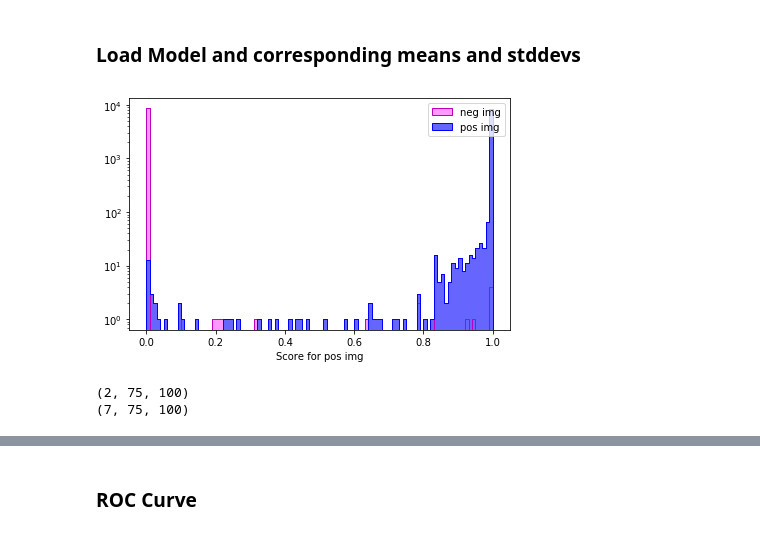
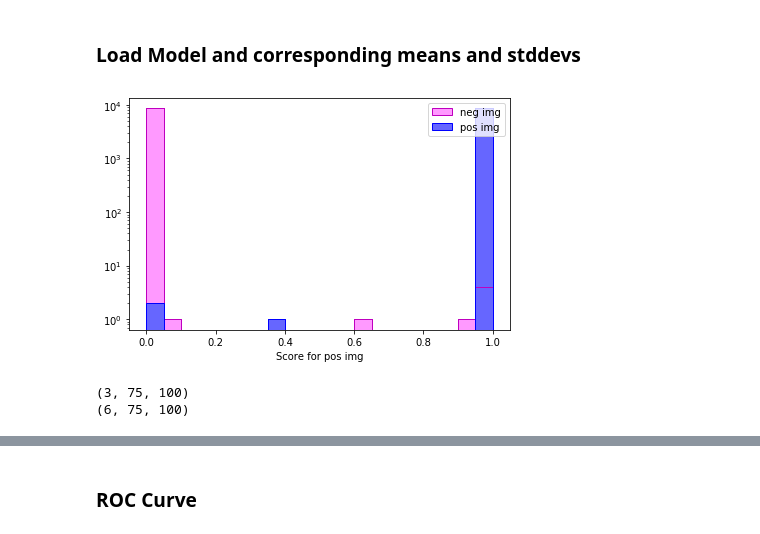
Before and after one commit to jamenne/WindingControl, a Jupyter notebook: plotmaker.ipynb, the cells around one changed output, grey strips where cells are left out. Cells and saved outputs as stored; diff of their text form; code cells hidden in the pictures.

```diff
--- a/plotmaker.ipynb
+++ b/plotmaker.ipynb
@@ -45,9 +45,11 @@ stds = np.loadtxt('../StdDev.txt')
 # %%
 names = ['169_167_163_200_200_selu_100epochs',
         '167_165_163_200_200_selu_100epochs',
-        '169_167_200_200_selu_100epochs_retrained',
-        '167_163_200_200_selu_100epochs_retrained']
+        '167_163_200_200_selu_100epochs_retrained',
+        '169_167_200_200_selu_100epochs_retrained']
 new = '167_165_163_200_selu_100epochs'
+
+names.append(new)
 # %%
 f = open('../Data/Timing/Timing_75_100_{:}.txt'.format(str(datetime.now().strftime('%Y-%m-%d_%H-%M-%S'))), 'a')
 
@@ -368,12 +371,12 @@ if False:
 ### Load Model and corresponding means and stddevs
 # %%
 # Load Test model:
-test_model = load_model('../TrainedModels/2017-09-09/169_167_200_200_selu_100epochs_retrained.h5')
+test_model = load_model('../TrainedModels/2017-09-11/167_165_163_200_selu_100epochs.h5')
 # %%
 # Normalize Imgages
 
-means = np.loadtxt('../TrainedModels/2017-09-09/MeansStdDev/Means_2017-09-09_18-36-37.txt')
-stds = np.loadtxt('../TrainedModels/2017-09-09/MeansStdDev/StdDev_2017-09-09_18-36-37.txt')
+means = np.loadtxt('../TrainedModels/2017-09-11/MeansStdDev/Means_2017-09-11_11-48-26.txt')
+stds = np.loadtxt('../TrainedModels/2017-09-11/MeansStdDev/StdDev_2017-09-11_11-48-26.txt')
 
 X_all_norm = np.array([(np.squeeze(img)-means)/stds for img in X_all])
 # %%
@@ -403,25 +406,25 @@ score_neg = probs[label_pos == 0]
 # %%
 fig, ax = plt.subplots()
 
-binsize = 0.01
+binsize = 0.05
 
 bins = np.arange(0, 1 + binsize, binsize)
 
 ax.hist(score_neg, bins=bins, histtype='stepfilled', linewidth=1, edgecolor='m', color='#ff99ff', label='neg img')
 ax.hist(score_pos, bins=bins, histtype='stepfilled', linewidth=1, edgecolor='b', color='#6666ff', label='pos img')
 
 ax.hist(score_neg, bins=bins, histtype='step', linewidth=1, linestyle='-', edgecolor='m')
 ax.hist(score_pos, bins=bins, histtype='step', linewidth=1, linestyle='-',edgecolor='b')
 
 ax.set_xlabel("Score for pos img")
 ax.set_yscale('log')
 
 ax.legend(loc='best')
 
 plt.tight_layout()
-plt.savefig('../Data/2017-09-09/169_167_200_200_selu_100epochs_retrained/ScoreDistributionOnAllData_{}.png'.format(binsize))
+plt.savefig('../Data/2017-09-11/167_165_163_200_selu_100epochs/ScoreDistributionOnAllData_{}.png'.format(binsize))
 # %% [output]
-[figure, old version]
+[figure, new version]
 # %%
 # positive images below 0.5
 img_pos = X_all_norm[label_pos == 1]
@@ -435,8 +438,8 @@ img_neg_false = img_neg[score_neg > 0.5]
 score_neg_false = score_neg[score_neg > 0.5]
 print(img_neg_false.shape)
 # %% [output]
-(2, 75, 100)
-(7, 75, 100)
+(3, 75, 100)
+(6, 75, 100)
 # %%
 ## wrongly classified pics:
 
```
Also changed, not shown: parts of 11 cells of this notebook.
